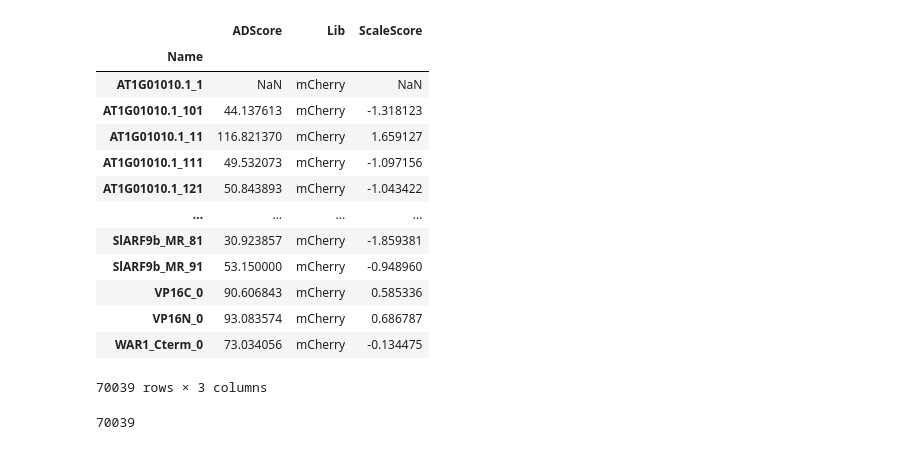
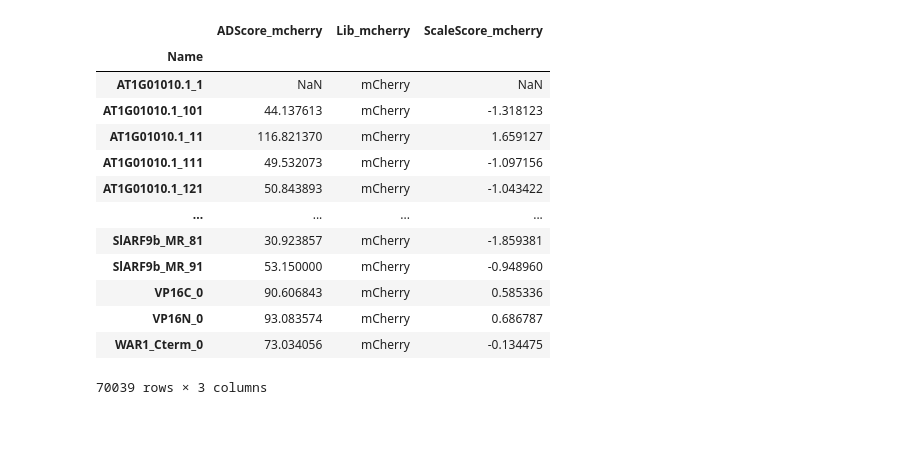
Before and after one commit to staller-lab/NN_interpretability_for_AD_prediction, a Jupyter notebook: Data/PADI_data_wrangle.ipynb, the cells around one changed output. Saved outputs shown, nothing was run; the diff lists cells and outputs as text; code cells hidden in the pictures.

```diff
--- a/Data/PADI_data_wrangle.ipynb
+++ b/Data/PADI_data_wrangle.ipynb
@@ -12,11 +12,12 @@ os.getcwd()
 # %%
 mcherry = pd.read_csv("PADI_mCherrynamesandscores.csv", index_col=0)
 # mcherry["prot_seq"] = [str(Seq(seq).translate()) for seq in mcherry["AD"]]
 # mcherry = mcherry.drop(["0","1","2","3","AD"], axis=1)
 # mcherry.columns = ["BC","abundance","aa_seq"]
+mcherry.columns = ['ADScore_mcherry', 'Lib_mcherry', 'ScaleScore_mcherry']
 mcherry
 # %% [output]
-|  | ADScore | Lib | ScaleScore |
+|  | ADScore_mcherry | Lib_mcherry | ScaleScore_mcherry |
 | Name |  |  |  |
 | AT1G01010.1_1 | NaN | mCherry | NaN |
 | AT1G01010.1_101 | 44.137613 | mCherry | -1.318123 |
@@ -30,7 +31,3 @@ mcherry
 | VP16N_0 | 93.083574 | mCherry | 0.686787 |
 | WAR1_Cterm_0 | 73.034056 | mCherry | -0.134475 |
 70039 rows × 3 columns
-# %%
-len(set(mcherry.index))
-# %% [output]
-70039
```
Also changed, not shown: parts of 23 cells of this notebook, 14 other files.
